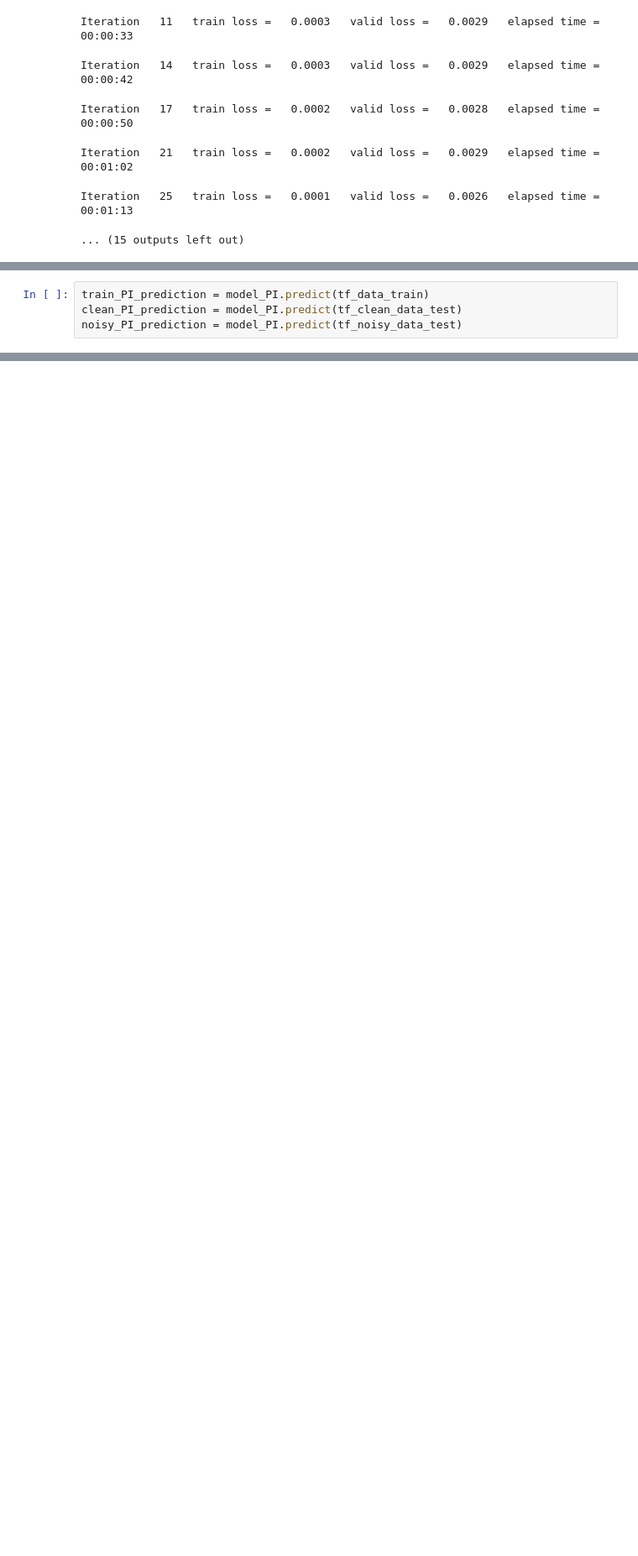
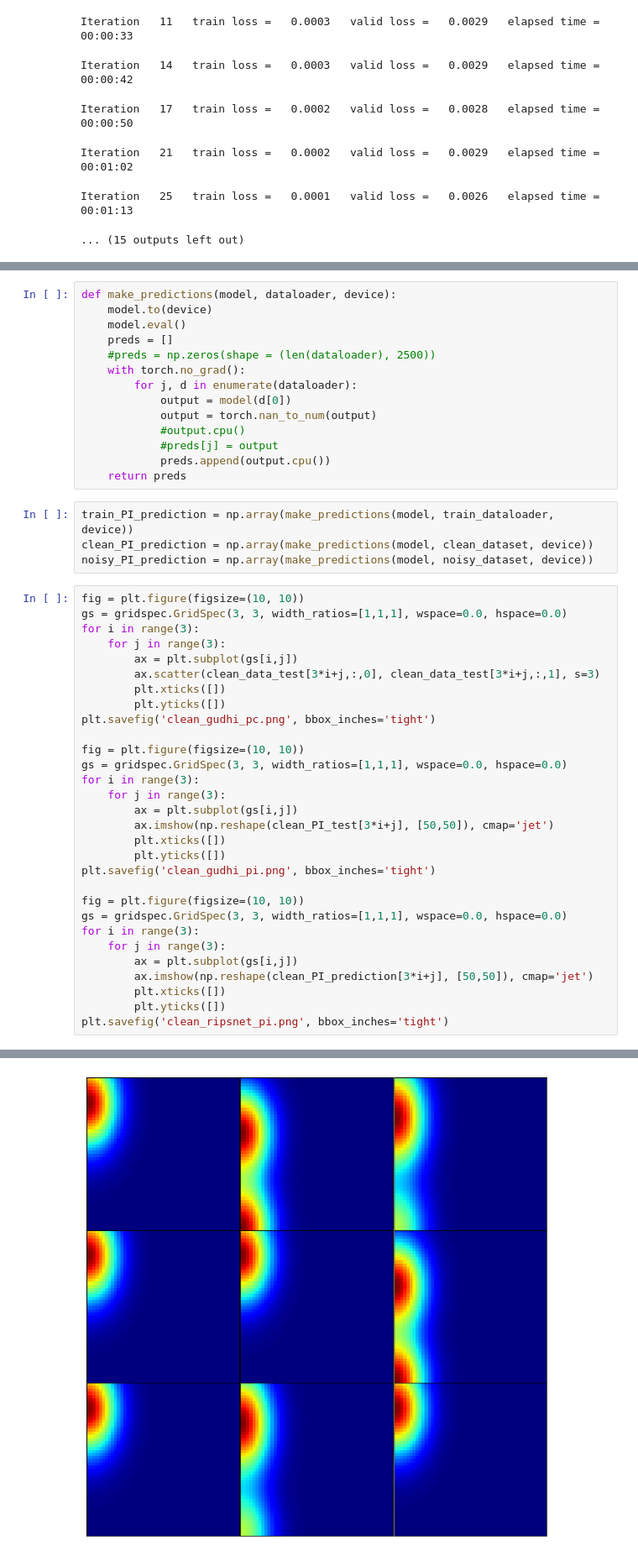
Before and after one commit to SabariKumar/ripsnet-torch-init, a Jupyter notebook: RipsNetTutorial.ipynb, the cells around one changed output, grey strips where cells are left out. Shown: that part at 84% size. Cells and saved outputs as stored; diff of their text form; blank space fills up the shorter version.

```diff
--- a/RipsNetTutorial.ipynb
+++ b/RipsNetTutorial.ipynb
@@ -329,4 +326,49 @@ plt.savefig('./nb_model_20230626.torchs.svg')
+# %%
+def make_predictions(model, dataloader, device):
+    model.to(device)
+    model.eval()
+    preds = []
+    #preds = np.zeros(shape = (len(dataloader), 2500))
+    with torch.no_grad():
+        for j, d in enumerate(dataloader):
+            output = model(d[0])
+            output = torch.nan_to_num(output)
+            #output.cpu()
+            #preds[j] = output
+            preds.append(output.cpu())
+    return preds
 # %%
-train_PI_prediction = model_PI.predict(tf_data_train)
-clean_PI_prediction = model_PI.predict(tf_clean_data_test)
-noisy_PI_prediction = model_PI.predict(tf_noisy_data_test)
+train_PI_prediction = np.array(make_predictions(model, train_dataloader, device))
+clean_PI_prediction = np.array(make_predictions(model, clean_dataset, device))
+noisy_PI_prediction = np.array(make_predictions(model, noisy_dataset, device))
+# %%
+fig = plt.figure(figsize=(10, 10))
+gs = gridspec.GridSpec(3, 3, width_ratios=[1,1,1], wspace=0.0, hspace=0.0)
+for i in range(3):
+    for j in range(3):
+        ax = plt.subplot(gs[i,j])
+        ax.scatter(clean_data_test[3*i+j,:,0], clean_data_test[3*i+j,:,1], s=3)
+        plt.xticks([])
+        plt.yticks([])
+plt.savefig('clean_gudhi_pc.png', bbox_inches='tight')
+
+fig = plt.figure(figsize=(10, 10))
+gs = gridspec.GridSpec(3, 3, width_ratios=[1,1,1], wspace=0.0, hspace=0.0)
+for i in range(3):
+    for j in range(3):
+        ax = plt.subplot(gs[i,j])
+        ax.imshow(np.reshape(clean_PI_test[3*i+j], [50,50]), cmap='jet')
+        plt.xticks([])
+        plt.yticks([])
+plt.savefig('clean_gudhi_pi.png', bbox_inches='tight')
+
+fig = plt.figure(figsize=(10, 10))
+gs = gridspec.GridSpec(3, 3, width_ratios=[1,1,1], wspace=0.0, hspace=0.0)
+for i in range(3):
+    for j in range(3):
+        ax = plt.subplot(gs[i,j])
+        ax.imshow(np.reshape(clean_PI_prediction[3*i+j], [50,50]), cmap='jet')
+        plt.xticks([])
+        plt.yticks([])
+plt.savefig('clean_ripsnet_pi.png', bbox_inches='tight')
+# %% [output]
@@ -332,0 +376 @@ noisy_PI_prediction = model_PI.predict(tf_noisy_data_test)
+[figure, added]
```
Also changed, not shown: parts of 6 cells of this notebook.
